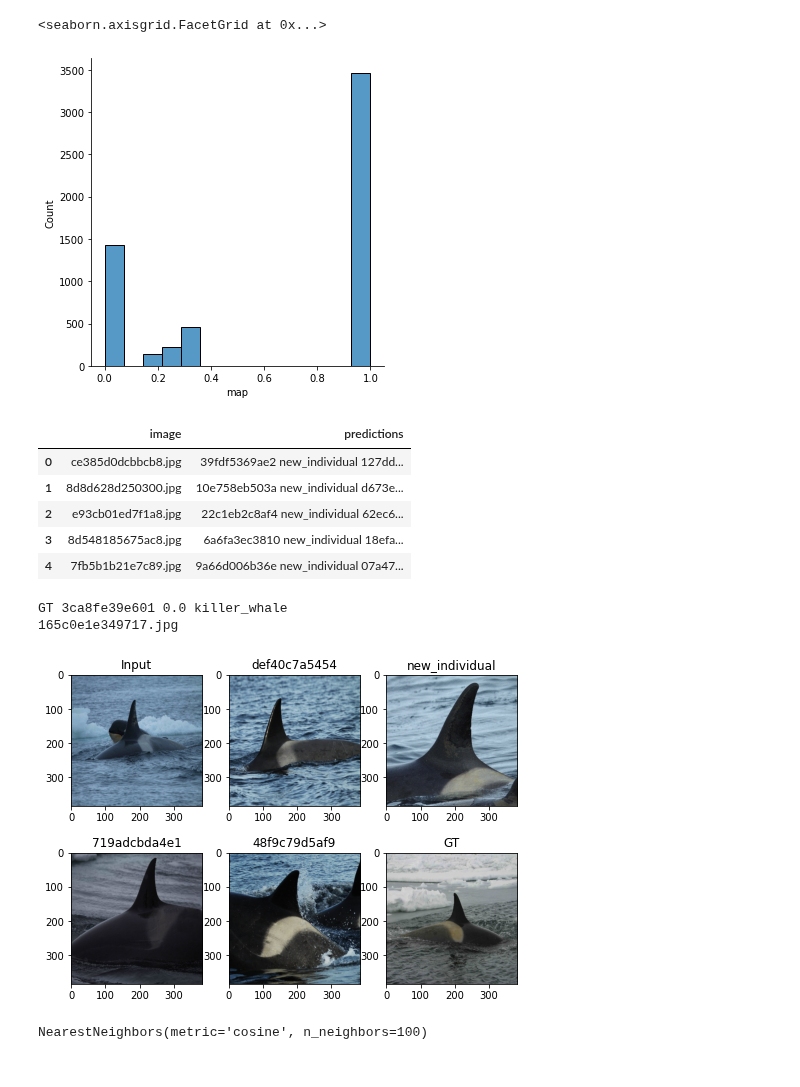
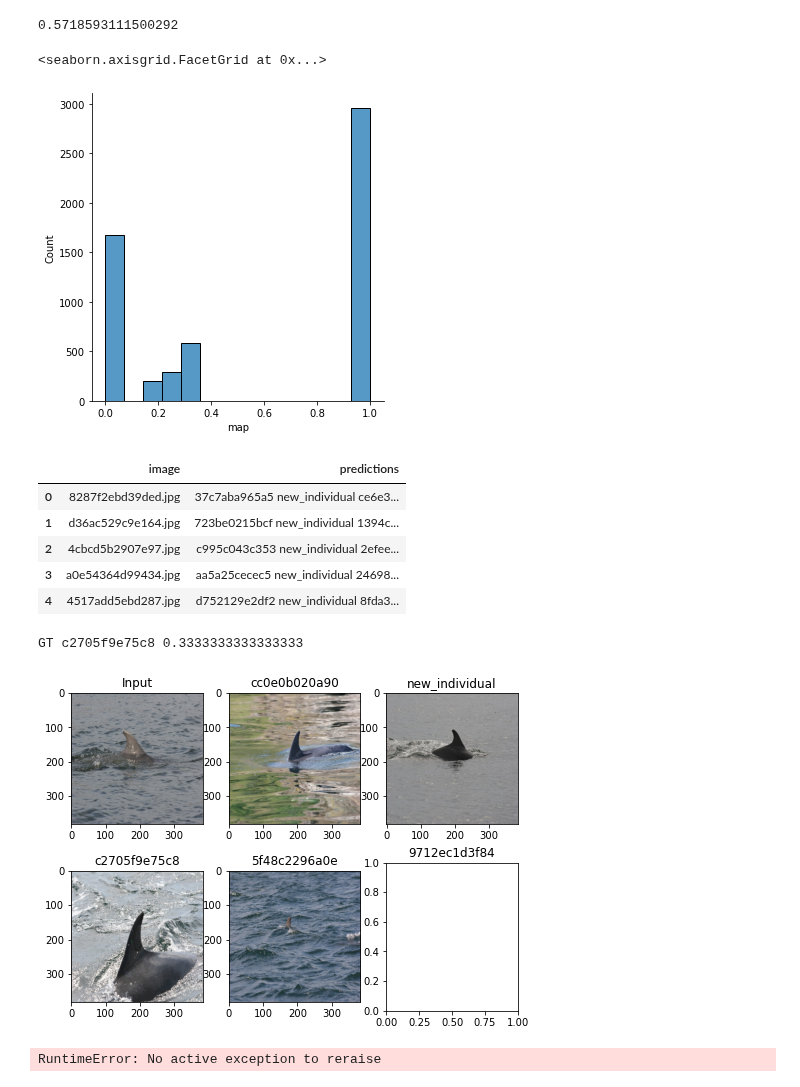
Before and after one commit to ptran1203/whale, a Jupyter notebook: submission.ipynb, the cells around one changed output. Cells and saved outputs as stored; diff of their text form; code cells hidden in the pictures.

```diff
--- a/submission.ipynb
+++ b/submission.ipynb
@@ -6,23 +6,12 @@ import seaborn as sns
 import cv2
 import pandas as pd
 from evaluate import compute_sim, evaluate
-from tqdm import tqdm
 
 def l2norm(embs):
-    return {k: v/np.linalg.norm(v, ord=2) for k, v in embs.items()}
-
-def l2norm_numpy(x):
-    return x / np.linalg.norm(x, ord=2, axis=1, keepdims=True)
+    return {k: v/np.linalg.norm(v) for k, v in embs.items()}
 
 infer_dir = 'D:'
-infer_dir = '/Users/macbook/Downloads'
 # infer_dir = 'C:/Users/msi/Downloads/drive-download-20220218T051534Z-001'
-
-if os.path.exists('D:/whale_data/train_images-384-384/train_images-384-384'):
-    train_img_dir = 'D:/whale_data/train_images-384-384/train_images-384-384'
-else:
-    train_img_dir = '/Users/macbook/works/train_images-384-384'
-
 
 train_embs = pickle_load(f"{infer_dir}/train_embs.pkl")
 test_embs = pickle_load(f"{infer_dir}/test_embs.pkl")
@@ -167,75 +31,68 @@ train_df.query('individual_id == "e943980b7a98"')
+# %%
+from evaluate import compute_sim, evaluate, map_per_image
+
+score, val_sim_df = evaluate(train_df, train_embs, val_embs)
+val_sim_df["gt"] = val_sim_df.image.map(val_map)
+val_sim_df["map"] = val_sim_df.apply(lambda row: map_per_image(row["gt"], row.predictions.split(" ")), axis=1)
+val_sim_df = val_sim_df.sort_values("map")
+score
+# %% [output]
+0.5718593111500292
 # %%
 val_sim_df = val_sim_df.sort_values("map")
 sns.displot(val_sim_df.map)
 # %% [output]
 <seaborn.axisgrid.FacetGrid at 0x...>
-[figure, old version]
+[figure, new version]
 # %%
 # val_sim_df
-# raise
-sim_df = compute_sim(train_df, {**train_embs, **val_embs}, test_embs)
+sim_df = compute_sim(train_df, train_embs, test_embs)
 sim_df[["image", "predictions"]].to_csv("submission.csv", index=False)
 sim_df.head()
 # %% [output]
 |  | image | predictions |
-| 0 | ce385d0dcbbcb8.jpg | 39fdf5369ae2 new_individual 127dd... |
-| 1 | 8d8d628d250300.jpg | 10e758eb503a new_individual d673e... |
-| 2 | e93cb01ed7f1a8.jpg | 22c1eb2c8af4 new_individual 62ec6... |
-| 3 | 8d548185675ac8.jpg | 6a6fa3ec3810 new_individual 18efa... |
-| 4 | 7fb5b1b21e7c89.jpg | 9a66d006b36e new_individual 07a47... |
+| 0 | 8287f2ebd39ded.jpg | 37c7aba965a5 new_individual ce6e3... |
+| 1 | d36ac529c9e164.jpg | 723be0215bcf new_individual 1394c... |
+| 2 | 4cbcd5b2907e97.jpg | c995c043c353 new_individual 2efee... |
+| 3 | a0e54364d99434.jpg | aa5a25cecec5 new_individual 24698... |
+| 4 | 4517add5ebd287.jpg | d752129e2df2 new_individual 8fda3... |
 # %%
 def random_show(sim_df, is_val=False):
     sim_df = sim_df.copy()
     if is_val:
-        sim_df = sim_df[sim_df["map"] == 0.0]
+        sim_df = sim_df[sim_df["map"] < 0.5]
         sample = sim_df.iloc[np.random.choice(sim_df.index)]
-        img1 = cv2.imread(f'{train_img_dir}/{sample.image}')[:, :, ::-1]
-        print("GT", sample["gt"], sample["map"], sample["species"])
+        img1 = cv2.imread(f'D:/whale_data/train_images-384-384/train_images-384-384/{sample.image}')[:, :, ::-1]
+        print("GT", sample["gt"], sample["map"])
     else:
         sample = sim_df.iloc[np.random.choice(sim_df.index)]
         img1 = cv2.imread(f'D:/whale_data/test_images-384-384/test_images-384-384/{sample.image}')[:, :, ::-1]
 
     imgs = [img1]
 
     ids = sample.predictions.split(" ")
     for i in range(5):
         if ids[i] != 'new_individual':
             path = train_df[train_df.individual_id == ids[i]].values[0][0]
-            img = cv2.imread(f'{train_img_dir}/{path}')[:, :, ::-1]
+            img = cv2.imread(f'D:/whale_data/train_images-384-384/train_images-384-384/{path}')[:, :, ::-1]
             imgs.append(img)
-
-    if is_val:
-        path = train_df[train_df.individual_id == sample["gt"]]["image"].values[0]
-        print(path)
-        img = cv2.imread(f'{train_img_dir}/{path}')[:, :, ::-1]
-        imgs.append(img)
 
     fig = plt.figure(figsize=(8, 6))
     columns = 3
     rows = 2
     for i in range(0, columns*rows):
         fig.add_subplot(rows, columns, i+1)
         if i == 0:
             plt.title('Input')
         else:
-            tt = ids[i-1]
-            if i == 5:
-                tt = 'GT'
-            plt.title(tt)
+            plt.title(ids[i-1])
         if i < len(imgs):
 
             plt.imshow(imgs[i])
     plt.show()
 
-while True:
-    try:
-        random_show(val_sim_df, is_val=True)
-        break
-    except Exception as e:
-        pass
-
+random_show(val_sim_df, is_val=True)
 # random_show(sim_df, is_val=False)
 # %% [output]
-GT 3ca8fe39e601 0.0 killer_whale
-165c0e1e349717.jpg
+GT c2705f9e75c8 0.3333333333333333
-[figure, old version]
+[figure, new version]
@@ -256,5 +99,5 @@ for k, v in label2emb.items():
 # %%
-# raise
+raise
 from sklearn.neighbors import NearestNeighbors
 knn = NearestNeighbors(n_neighbors=100,metric='cosine')
 
@@ -262,7 +105,7 @@ train_k, train_v = dict2list(train_embs)
 test_k, test_v = dict2list(test_embs)
 knn.fit(train_v)
 # %% [output]
-NearestNeighbors(metric='cosine', n_neighbors=100)
+RuntimeError: No active exception to reraise
 # %%
 distances, idxs = knn.kneighbors(test_v, 100, return_distance=True)
 # %%
```
Also changed, not shown: parts of 9 cells of this notebook, 3 other files.
